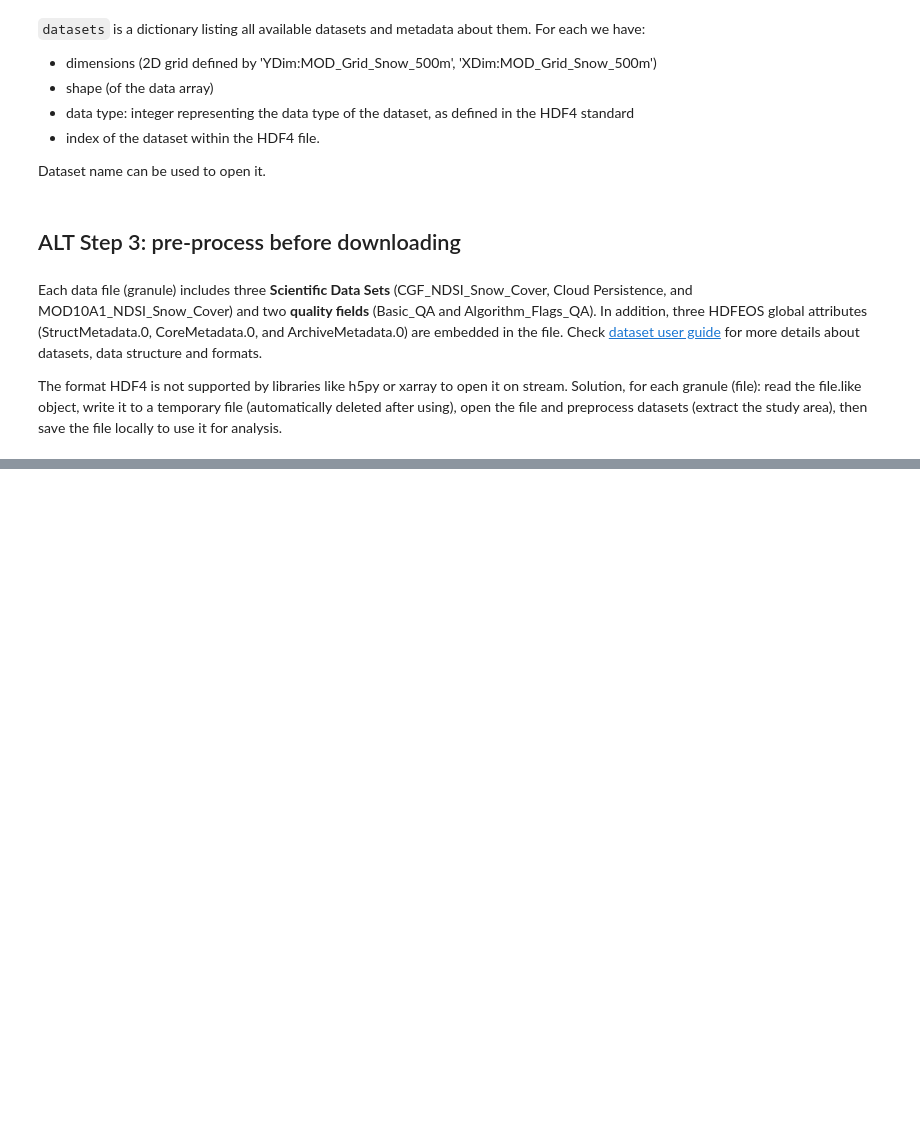
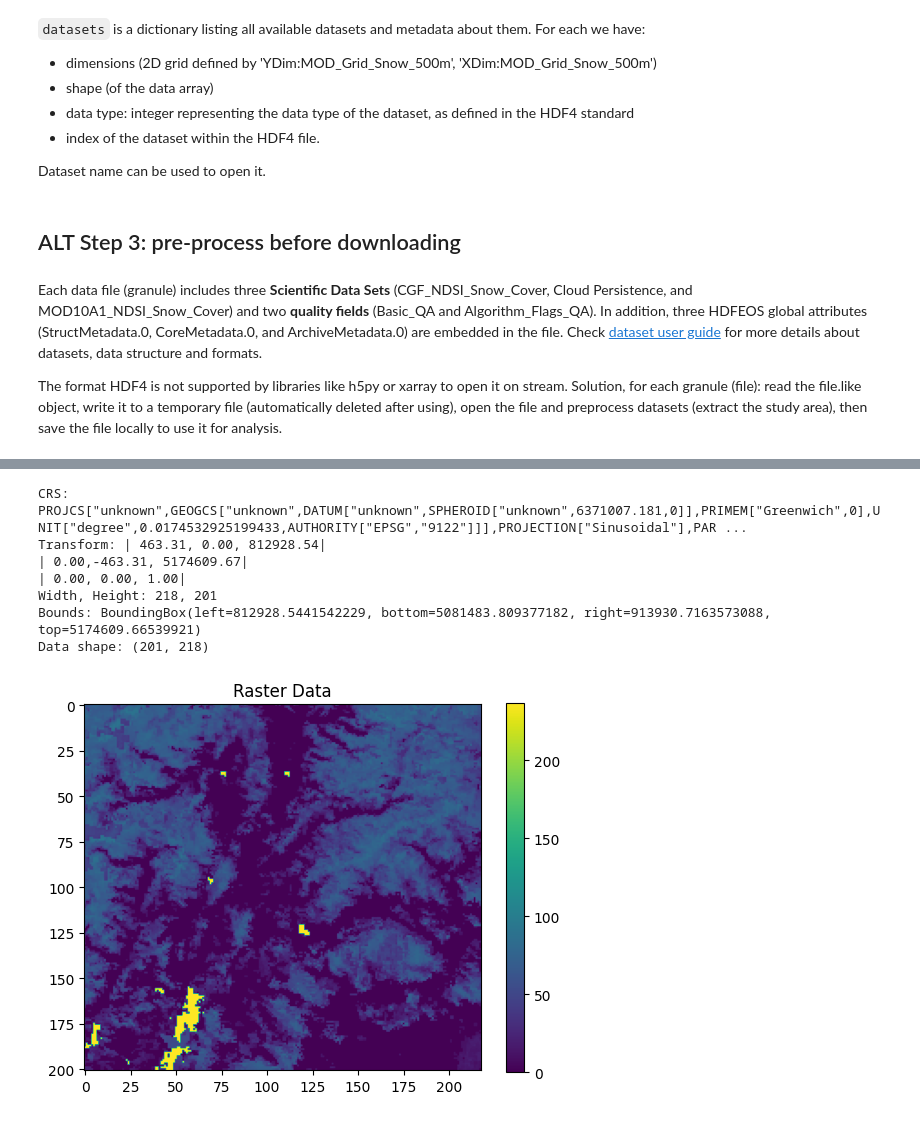
Before and after one commit to dclfbk/alpinehutsustainability, a Jupyter notebook: code/modis_download.ipynb, the cells around one changed output, grey strips where cells are left out. Drawn from its saved outputs; the diff is of its cells as text; code cells hidden in the pictures; blank space fills up the shorter version.

```diff
--- a/code/modis_download.ipynb
+++ b/code/modis_download.ipynb
@@ -418,0 +432,34 @@ Granule successfully preprocessed and saved to ../data/MODIS/testing/MOD10A1F.A2
+# %%
+## Check out saved raster data
+tif_file = '../data/MODIS/testing/MOD10A1F.A2022338.h18v04.061.2022351093951.CGF_NDSI_Snow_Cover.tif'
+with rasterio.open(tif_file) as src:
+    data = src.read(1)
+
+    # Get metadata
+    crs = src.crs
+    transform = src.transform
+    width = src.width
+    height = src.height
+    bounds = src.bounds
+
+    print(f"CRS: {crs}")
+    print(f"Transform: {transform}")
+    print(f"Width, Height: {width}, {height}")
+    print(f"Bounds: {bounds}")
+
+print(f"Data shape: {data.shape}")
+
+# Plot
+plt.imshow(data, cmap='viridis')
+plt.colorbar()
+plt.title("Raster Data")
+plt.show()
+# %% [output]
+CRS: PROJCS["unknown",GEOGCS["unknown",DATUM["unknown",SPHEROID["unknown",6371007.181,0]],PRIMEM["Greenwich",0],UNIT["degree",0.0174532925199433,AUTHORITY["EPSG","9122"]]],PROJECTION["Sinusoidal"],PAR ...
+Transform: | 463.31, 0.00, 812928.54|
+| 0.00,-463.31, 5174609.67|
+| 0.00, 0.00, 1.00|
+Width, Height: 218, 201
+Bounds: BoundingBox(left=812928.5441542229, bottom=5081483.809377182, right=913930.7163573088, top=5174609.66539921)
+Data shape: (201, 218)
+[figure, added]
```
Also changed, not shown: parts of 10 cells of this notebook, 3 other files.
